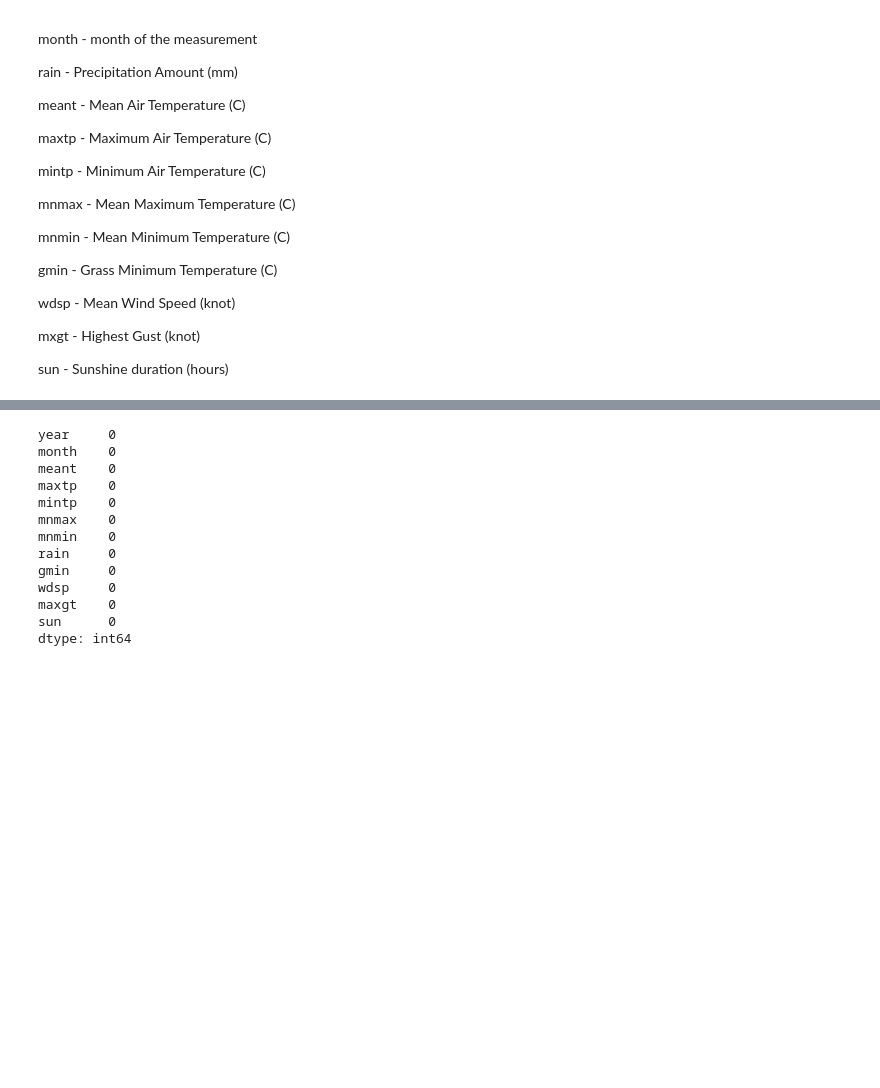
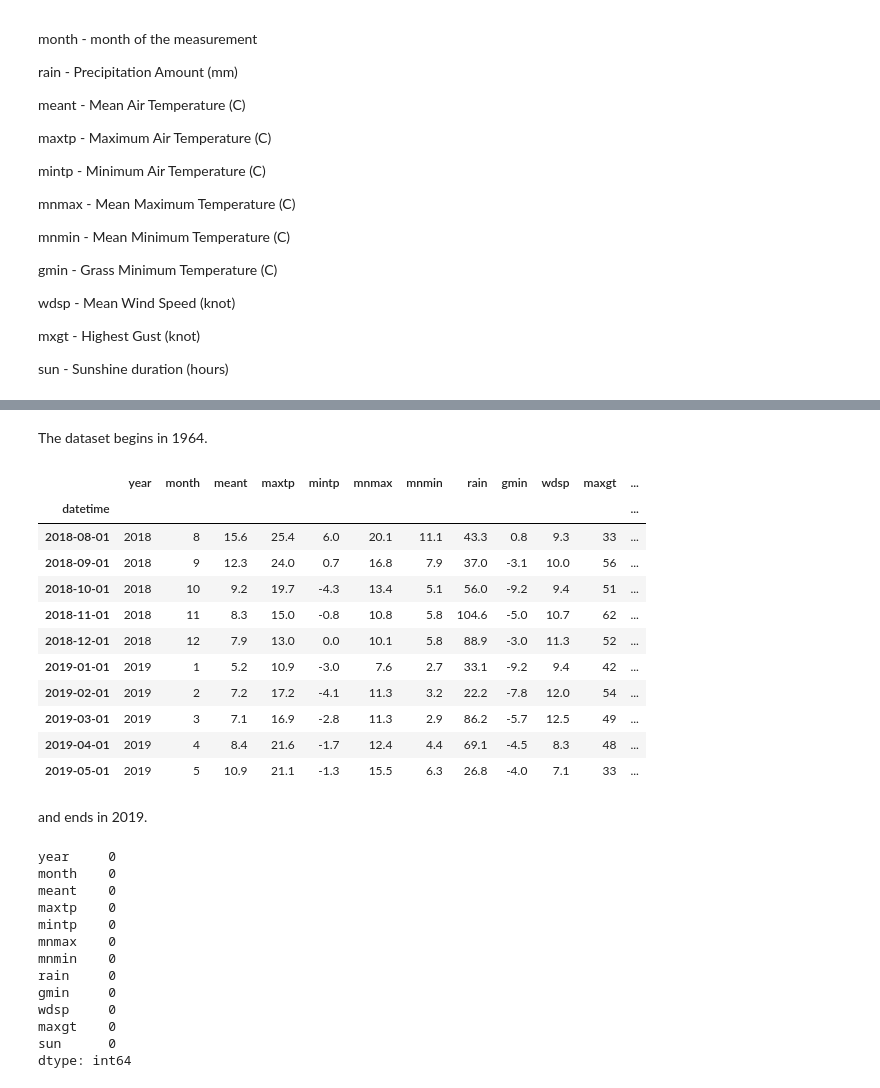
Before and after one commit to AdrianDonohoe/PDAProject2019, a Jupyter notebook: PDA Project - Casement Weather Station.ipynb, the cells around one changed output, grey strips where cells are left out. Saved outputs shown, nothing was run; the diff lists cells and outputs as text; code cells hidden in the pictures; blank space fills up the shorter version.

```diff
--- a/PDA Project - Casement Weather Station.ipynb
+++ b/PDA Project - Casement Weather Station.ipynb
@@ -48,3 +64,22 @@ df.describe()
+# %% [markdown]
+The dataset begins in 1964.
+# %%
+df.tail(10)
+# %% [output]
+|  | year | month | meant | maxtp | mintp | mnmax | mnmin | rain | gmin | wdsp | maxgt | ... |
+| datetime |  |  |  |  |  |  |  |  |  |  |  | ... |
+| 2018-08-01 | 2018 | 8 | 15.6 | 25.4 | 6.0 | 20.1 | 11.1 | 43.3 | 0.8 | 9.3 | 33 | ... |
+| 2018-09-01 | 2018 | 9 | 12.3 | 24.0 | 0.7 | 16.8 | 7.9 | 37.0 | -3.1 | 10.0 | 56 | ... |
+| 2018-10-01 | 2018 | 10 | 9.2 | 19.7 | -4.3 | 13.4 | 5.1 | 56.0 | -9.2 | 9.4 | 51 | ... |
+| 2018-11-01 | 2018 | 11 | 8.3 | 15.0 | -0.8 | 10.8 | 5.8 | 104.6 | -5.0 | 10.7 | 62 | ... |
+| 2018-12-01 | 2018 | 12 | 7.9 | 13.0 | 0.0 | 10.1 | 5.8 | 88.9 | -3.0 | 11.3 | 52 | ... |
+| 2019-01-01 | 2019 | 1 | 5.2 | 10.9 | -3.0 | 7.6 | 2.7 | 33.1 | -9.2 | 9.4 | 42 | ... |
+| 2019-02-01 | 2019 | 2 | 7.2 | 17.2 | -4.1 | 11.3 | 3.2 | 22.2 | -7.8 | 12.0 | 54 | ... |
+| 2019-03-01 | 2019 | 3 | 7.1 | 16.9 | -2.8 | 11.3 | 2.9 | 86.2 | -5.7 | 12.5 | 49 | ... |
+| 2019-04-01 | 2019 | 4 | 8.4 | 21.6 | -1.7 | 12.4 | 4.4 | 69.1 | -4.5 | 8.3 | 48 | ... |
+| 2019-05-01 | 2019 | 5 | 10.9 | 21.1 | -1.3 | 15.5 | 6.3 | 26.8 | -4.0 | 7.1 | 33 | ... |
+# %% [markdown]
+and ends in 2019.
 # %%
 # Check for missing data
 df.isna().sum()
```
Also changed, not shown: parts of 6 cells of this notebook.
